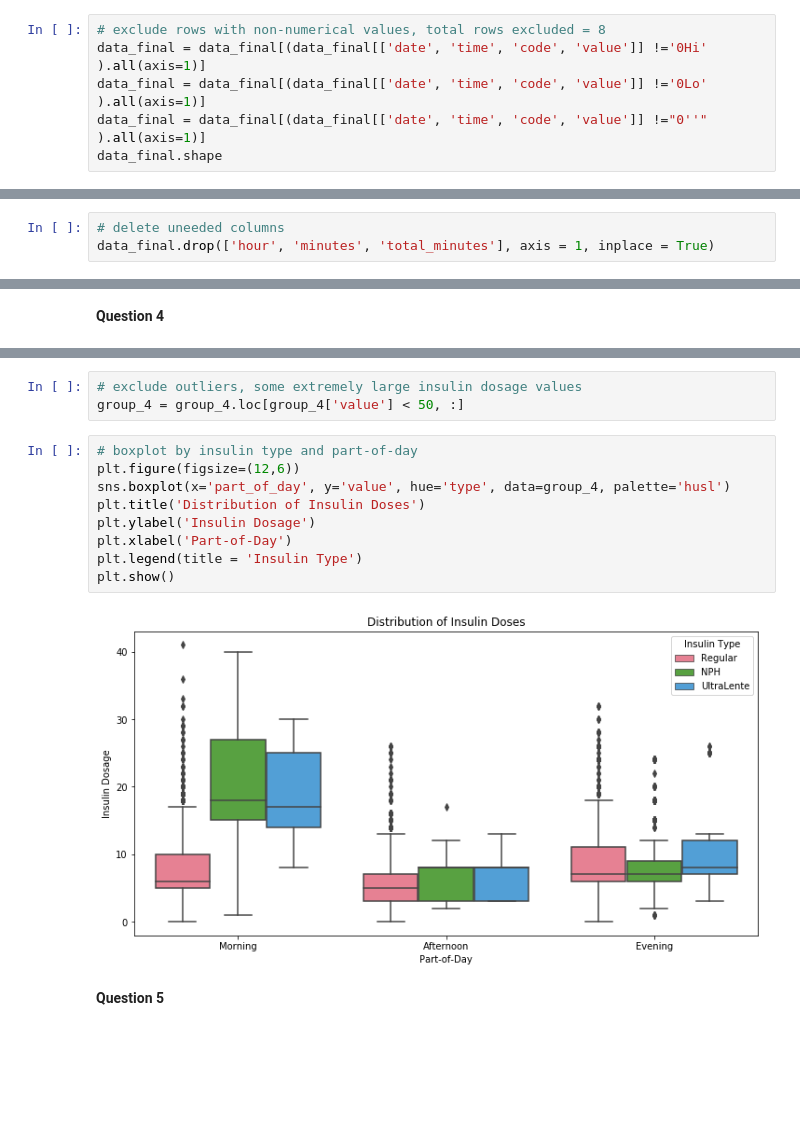
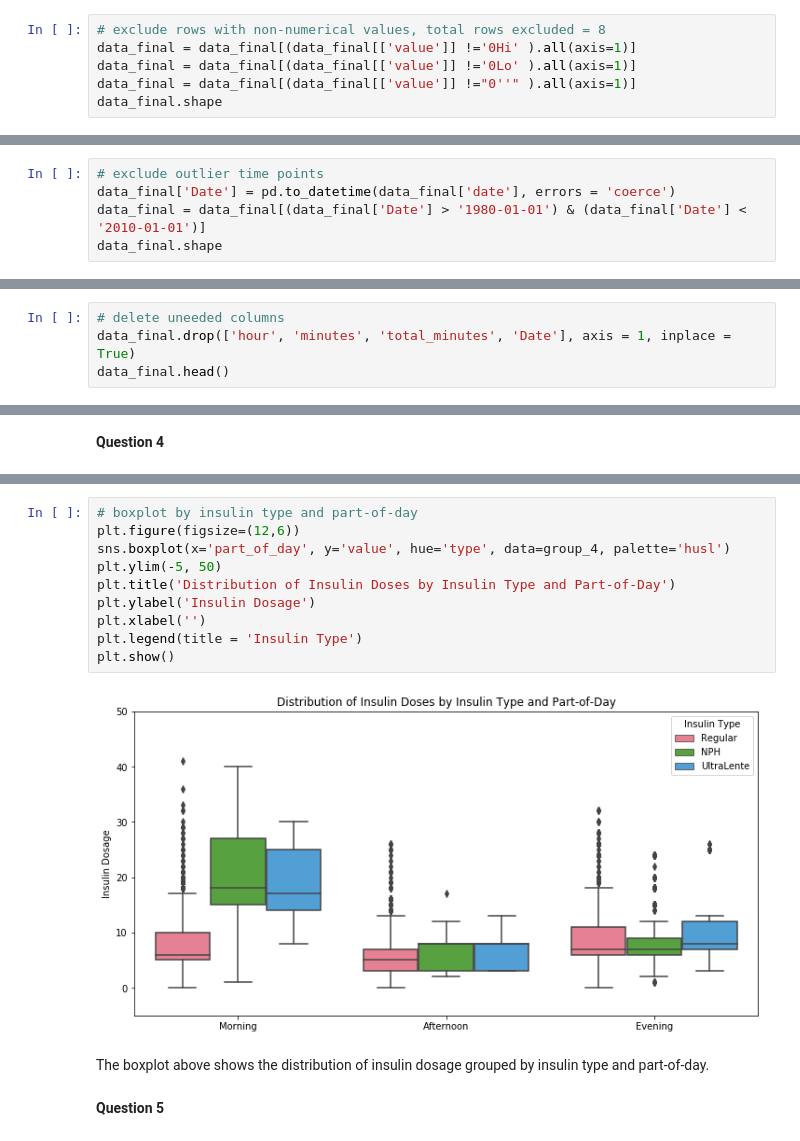
Before and after one commit to piperwilliams/BIOS6640, a Jupyter notebook: PythonProject/Code/BIOS 6640-Python Project.ipynb, the cells around one changed output, grey strips where cells are left out. Saved outputs shown, nothing was run; the diff lists cells and outputs as text; blank space fills up the shorter version.

```diff
--- a/PythonProject/Code/BIOS 6640-Python Project.ipynb
+++ b/PythonProject/Code/BIOS 6640-Python Project.ipynb
@@ -46,9 +55,14 @@ data_final.shape
 (29264, 5)
 # %%
 # exclude rows with non-numerical values, total rows excluded = 8
-data_final = data_final[(data_final[['date', 'time', 'code', 'value']] !='0Hi' ).all(axis=1)]
-data_final = data_final[(data_final[['date', 'time', 'code', 'value']] !='0Lo' ).all(axis=1)]
-data_final = data_final[(data_final[['date', 'time', 'code', 'value']] !="0''" ).all(axis=1)]
+data_final = data_final[(data_final[['value']] !='0Hi' ).all(axis=1)]
+data_final = data_final[(data_final[['value']] !='0Lo' ).all(axis=1)]
+data_final = data_final[(data_final[['value']] !="0''" ).all(axis=1)]
 data_final.shape
 # %% [output]
 (29256, 5)
+# %%
+# exclude outlier time points
+data_final['Date'] = pd.to_datetime(data_final['date'], errors = 'coerce')
+data_final = data_final[(data_final['Date'] > '1980-01-01') & (data_final['Date'] < '2010-01-01')]
+data_final.shape
@@ -122,3 +117,4 @@ data_final.head()
 # %%
 # delete uneeded columns
-data_final.drop(['hour', 'minutes', 'total_minutes'], axis = 1, inplace = True)
+data_final.drop(['hour', 'minutes', 'total_minutes', 'Date'], axis = 1, inplace = True)
+data_final.head()
@@ -259,17 +233,17 @@ group_4.head()
-# %%
-# exclude outliers, some extremely large insulin dosage values
-group_4 = group_4.loc[group_4['value'] < 50, :]
 # %%
 # boxplot by insulin type and part-of-day
 plt.figure(figsize=(12,6))
 sns.boxplot(x='part_of_day', y='value', hue='type', data=group_4, palette='husl')
-plt.title('Distribution of Insulin Doses')
+plt.ylim(-5, 50)
+plt.title('Distribution of Insulin Doses by Insulin Type and Part-of-Day')
 plt.ylabel('Insulin Dosage')
-plt.xlabel('Part-of-Day')
+plt.xlabel('')
 plt.legend(title = 'Insulin Type')
 plt.show()
 # %% [output]
-[figure, old version]
+[figure, new version]
+# %% [markdown]
+The boxplot above shows the distribution of insulin dosage grouped by insulin type and part-of-day.
 # %% [markdown]
 **Question 5**
 # %%
```
Also changed, not shown: parts of 28 cells of this notebook.
